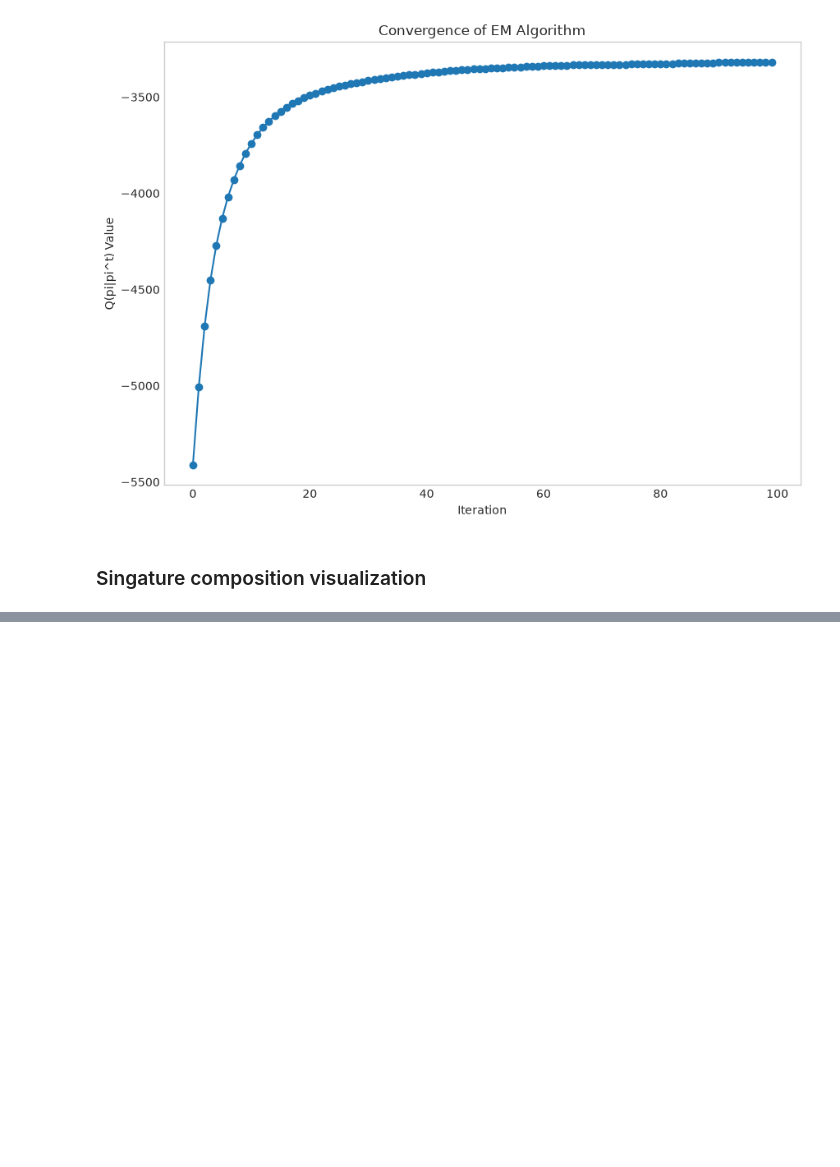
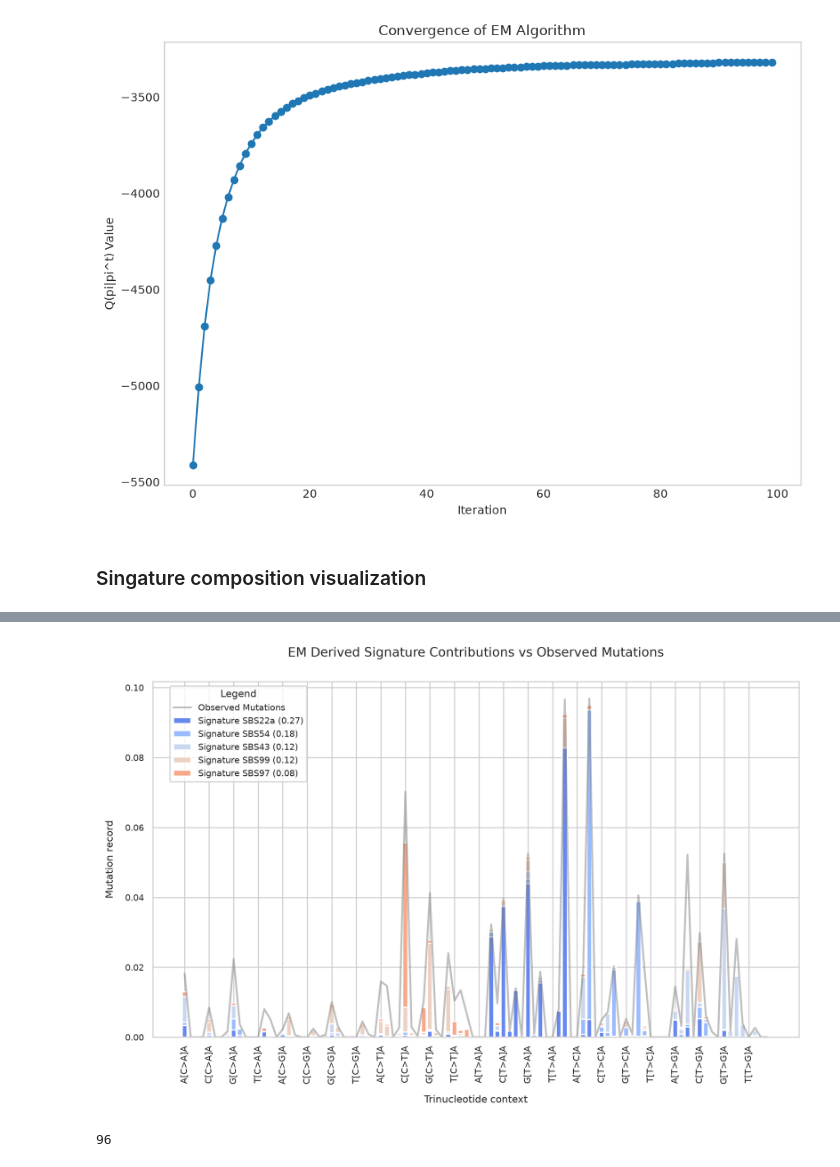
Before and after one commit to gregothebyteknight/mutrate, a Jupyter notebook: play_with_thyroid.ipynb, the cells around one changed output, grey strips where cells are left out. Saved outputs shown, nothing was run; the diff lists cells and outputs as text; code cells hidden in the pictures; blank space fills up the shorter version.

```diff
--- a/play_with_thyroid.ipynb
+++ b/play_with_thyroid.ipynb
@@ -119,0 +259,12 @@ signatures_visualization(expected_counts_per_signature=expected_counts_top_sbs,
+# %%
+signatures_visualization(expected_counts_per_signature=expected_counts_per_signature,
+                         normalized_matrix=normalized_mutation_df,
+                         data_normalize=True,
+                         n_top_signatures=5,
+                         save_image=True)
+# %% [output]
+[figure, added]
+# %%
+len(normalized_mutation_df)
+# %% [output]
+96
```
Also changed, not shown: parts of 14 cells of this notebook, 5 other files.
